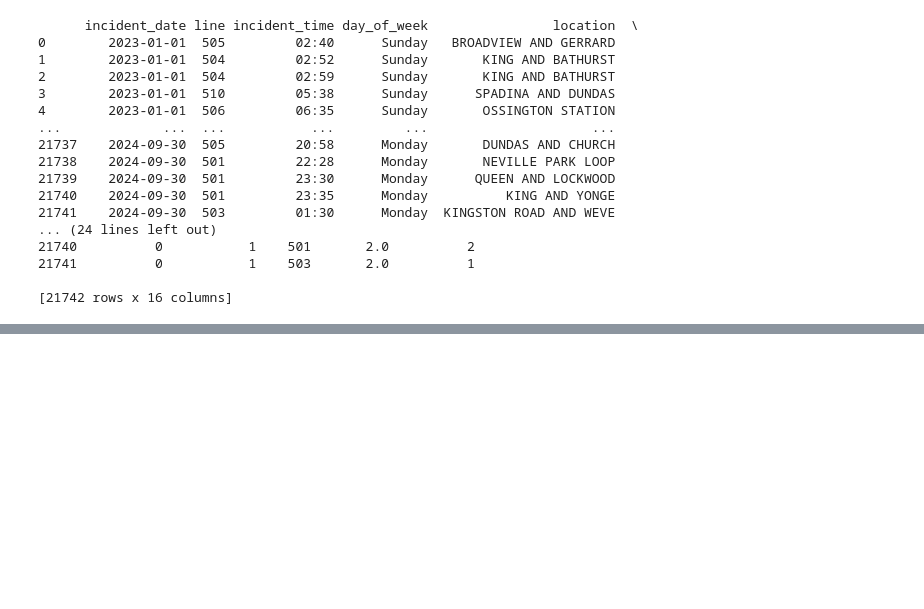
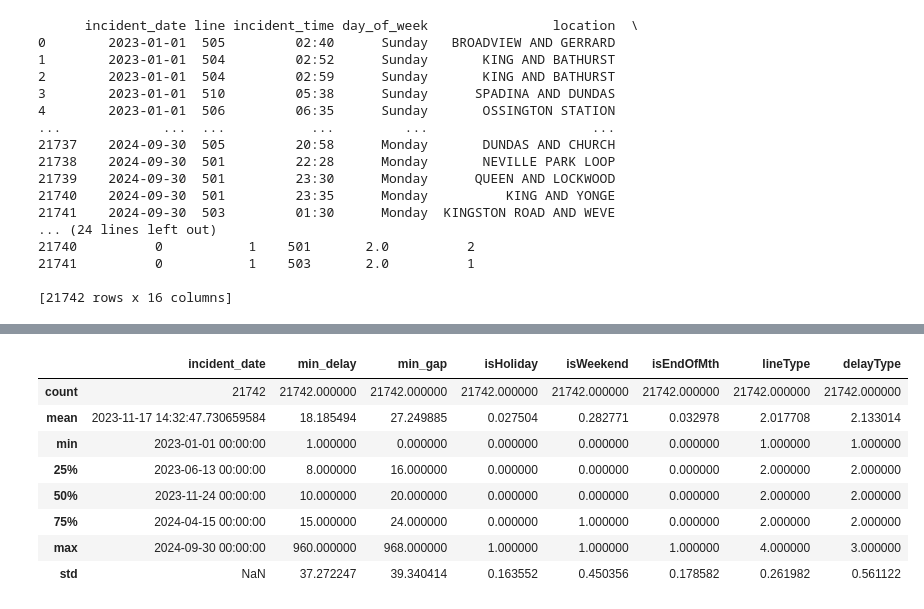
Before and after one commit to lee-data/TTC-streetcar-delay, a Jupyter notebook: src/team24main.ipynb, the cells around one changed output, grey strips where cells are left out. Saved outputs shown, nothing was run; the diff lists cells and outputs as text; code cells hidden in the pictures; blank space fills up the shorter version.

```diff
--- a/src/team24main.ipynb
+++ b/src/team24main.ipynb
@@ -98,0 +143,13 @@ print(df)
+# %%
+# Display exploratory statistics
+df.describe()
+# %% [output]
+|  | incident_date | min_delay | min_gap | isHoliday | isWeekend | isEndOfMth | lineType | delayType |
+| count | 21742 | 21742.000000 | 21742.000000 | 21742.000000 | 21742.000000 | 21742.000000 | 21742.000000 | 21742.000000 |
+| mean | 2023-11-17 14:32:47.730659584 | 18.185494 | 27.249885 | 0.027504 | 0.282771 | 0.032978 | 2.017708 | 2.133014 |
+| min | 2023-01-01 00:00:00 | 1.000000 | 0.000000 | 0.000000 | 0.000000 | 0.000000 | 1.000000 | 1.000000 |
+| 25% | 2023-06-13 00:00:00 | 8.000000 | 16.000000 | 0.000000 | 0.000000 | 0.000000 | 2.000000 | 2.000000 |
+| 50% | 2023-11-24 00:00:00 | 10.000000 | 20.000000 | 0.000000 | 0.000000 | 0.000000 | 2.000000 | 2.000000 |
+| 75% | 2024-04-15 00:00:00 | 15.000000 | 24.000000 | 0.000000 | 1.000000 | 0.000000 | 2.000000 | 2.000000 |
+| max | 2024-09-30 00:00:00 | 960.000000 | 968.000000 | 1.000000 | 1.000000 | 1.000000 | 4.000000 | 3.000000 |
+| std | NaN | 37.272247 | 39.340414 | 0.163552 | 0.450356 | 0.178582 | 0.261982 | 0.561122 |
```
Also changed, not shown: parts of 9 cells of this notebook, 2 other files.
